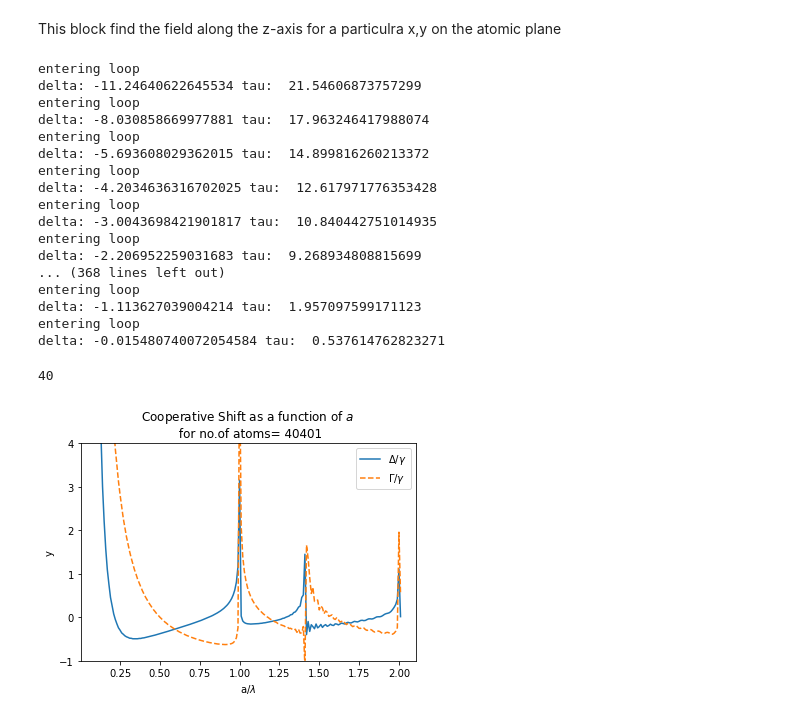
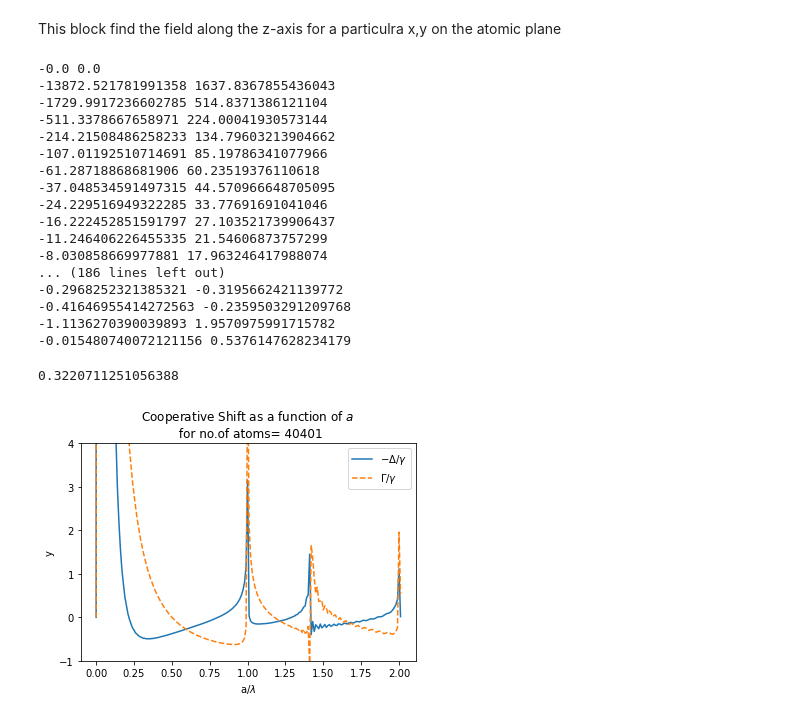
Before and after one commit to ReyshaJV/weizmann-internship, a Jupyter notebook: Cooperative Shift .ipynb, the cells around one changed output. Cells and saved outputs as stored; diff of their text form; code cells hidden in the pictures.

Commit message:
Plotted T and R  by S, from Delta and Gamma

```diff
--- a/Cooperative Shift .ipynb
+++ b/Cooperative Shift .ipynb
@@ -342,41 +321,45 @@ def a_graph(a_prime):
 # %%
-a_list = np.arange(0.1*lamda, 2*lamda+2/100*lamda,1/100*lamda )
-T_a = np.zeros(shape=(len(a_list),3)) # (observed,calulated)
+a_list = np.arange(0, 2+2/100,1/100 )
+Coop_Shift_by_gamma_a = np.zeros(shape=(len(a_list),2)) # (observed,calulated)
 for i in range(0,len(a_list),1):
-    x = a_graph(a_list[i])
-    T_a[i]=x
+    x = CooperativeShift(a_list[i]*lamda)
+    Coop_Shift_by_gamma_a[i]=x
 # %% [output]
-entering loop
-delta: -11.24640622645534 tau:  21.54606873757299
-entering loop
-delta: -8.030858669977881 tau:  17.963246417988074
-entering loop
-delta: -5.693608029362015 tau:  14.899816260213372
-entering loop
-delta: -4.2034636316702025 tau:  12.617971776353428
-entering loop
-delta: -3.0043698421901817 tau:  10.840442751014935
-entering loop
-delta: -2.206952259031683 tau:  9.268934808815699
-... (368 lines left out)
-entering loop
-delta: -1.113627039004214 tau:  1.957097599171123
-entering loop
-delta: -0.015480740072054584 tau:  0.537614762823271
+-0.0 0.0
+-13872.521781991358 1637.8367855436043
+-1729.9917236602785 514.8371386121104
+-511.3378667658971 224.00041930573144
+-214.21508486258233 134.79603213904662
+-107.01192510714691 85.19786341077966
+-61.28718868681906 60.23519376110618
+-37.048534591497315 44.570966648705095
+-24.229516949322285 33.77691691041046
+-16.222452851591797 27.103521739906437
+-11.246406226455335 21.54606873757299
+-8.030858669977881 17.963246417988074
+... (186 lines left out)
+-0.2968252321385321 -0.3195662421139772
+-0.41646955414272563 -0.2359503291209768
+-1.1136270390039893 1.9570975991715782
+-0.015480740072121156 0.5376147628234179
-# %%
-print(len(T_a[:]))
-# %% [output]
-40
+# %%
+import array as arr
+a_to_find_Delta=0.55*lamda
+index=int(100*(a_to_find_Delta/lamda))
+a_array=arr.array('f',a_list)
+print(Coop_Shift_by_gamma_a[index,0])
+# %% [output]
+0.3220711251056388
 # %%
-plt.plot(a_list[:]/lamda,-T_a[:,1],label='$\Delta/ \gamma$')#, s=10, c='black')
-plt.plot(a_list[:]/lamda,T_a[:,2],label='$ \Gamma / \gamma$',linestyle='dashed')#, s=10, c='black')
+plt.plot(a_list[:],-Coop_Shift_by_gamma_a[:,0],label='$- \Delta/ \gamma$')#, s=10, c='black')
+plt.plot(a_list[:],Coop_Shift_by_gamma_a[:,1],label='$ \Gamma / \gamma$',linestyle='dashed')#, s=10, c='black')
 
 plt.xlabel('a/$\lambda$')
 plt.ylabel('y')
 plt.ylim(-1,4)
 plt.title(f'Cooperative Shift as a function of $a$ \n for no.of atoms= {n}')
 plt.legend()
+
 plt.show()
-plt.show()
 # %% [output]
-[figure, old version]
+[figure, new version]
```
Also changed, not shown: parts of 5 cells of this notebook.
